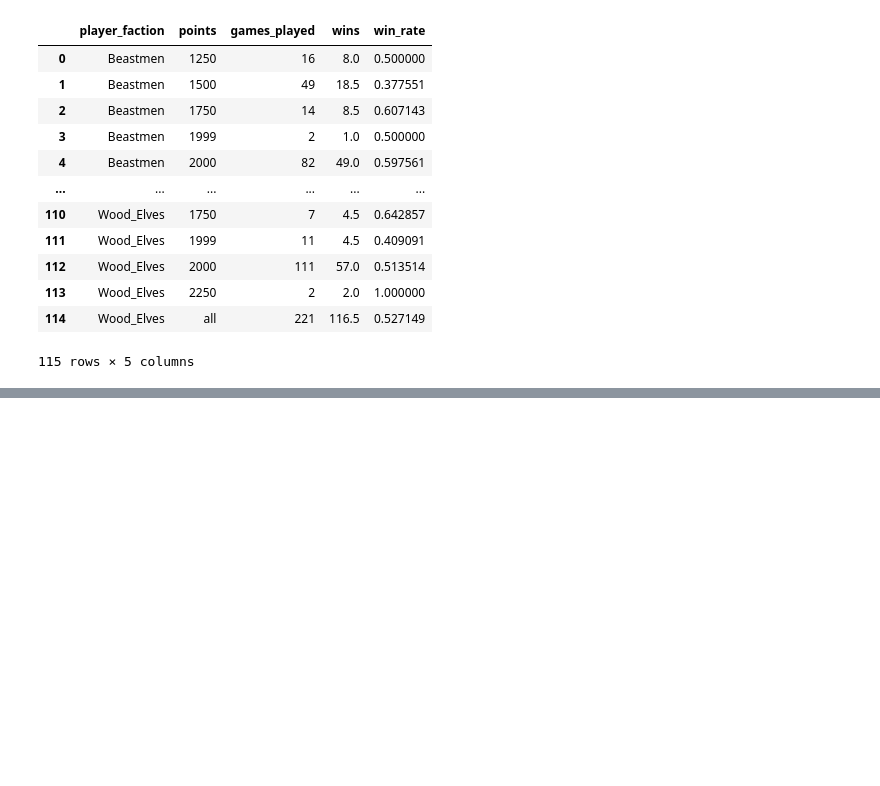
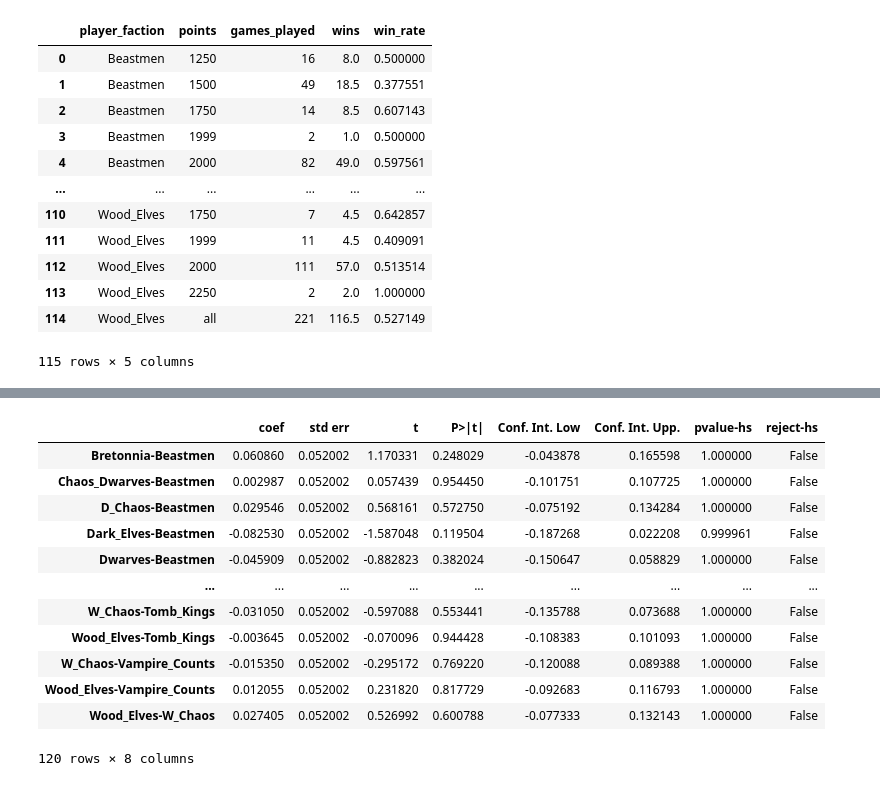
Before and after one commit to jacoblundeen/tow_analysis, a Jupyter notebook: tow_analysis.ipynb, the cells around one changed output, grey strips where cells are left out. Saved outputs shown, nothing was run; the diff lists cells and outputs as text; code cells hidden in the pictures; blank space fills up the shorter version.

```diff
--- a/tow_analysis.ipynb
+++ b/tow_analysis.ipynb
@@ -209,0 +220,17 @@ strong multicollinearity problems or that the design matrix is singular.
+# %%
+pw = mod.t_test_pairwise("player_faction")
+pw.result_frame
+# %% [output]
+|  | coef | std err | t | P>|t| | Conf. Int. Low | Conf. Int. Upp. | pvalue-hs | reject-hs |
+| Bretonnia-Beastmen | 0.060860 | 0.052002 | 1.170331 | 0.248029 | -0.043878 | 0.165598 | 1.000000 | False |
+| Chaos_Dwarves-Beastmen | 0.002987 | 0.052002 | 0.057439 | 0.954450 | -0.101751 | 0.107725 | 1.000000 | False |
+| D_Chaos-Beastmen | 0.029546 | 0.052002 | 0.568161 | 0.572750 | -0.075192 | 0.134284 | 1.000000 | False |
+| Dark_Elves-Beastmen | -0.082530 | 0.052002 | -1.587048 | 0.119504 | -0.187268 | 0.022208 | 0.999961 | False |
+| Dwarves-Beastmen | -0.045909 | 0.052002 | -0.882823 | 0.382024 | -0.150647 | 0.058829 | 1.000000 | False |
+| ... | ... | ... | ... | ... | ... | ... | ... | ... |
+| W_Chaos-Tomb_Kings | -0.031050 | 0.052002 | -0.597088 | 0.553441 | -0.135788 | 0.073688 | 1.000000 | False |
+| Wood_Elves-Tomb_Kings | -0.003645 | 0.052002 | -0.070096 | 0.944428 | -0.108383 | 0.101093 | 1.000000 | False |
+| W_Chaos-Vampire_Counts | -0.015350 | 0.052002 | -0.295172 | 0.769220 | -0.120088 | 0.089388 | 1.000000 | False |
+| Wood_Elves-Vampire_Counts | 0.012055 | 0.052002 | 0.231820 | 0.817729 | -0.092683 | 0.116793 | 1.000000 | False |
+| Wood_Elves-W_Chaos | 0.027405 | 0.052002 | 0.526992 | 0.600788 | -0.077333 | 0.132143 | 1.000000 | False |
+120 rows × 8 columns
```
Also changed, not shown: parts of 8 cells of this notebook.
